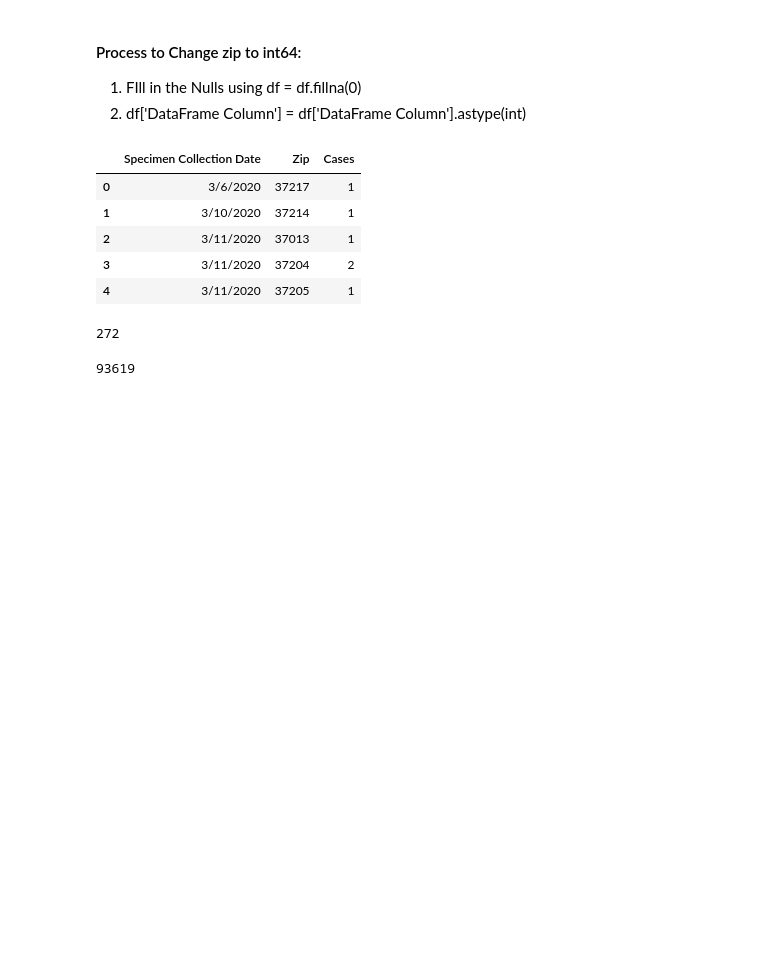
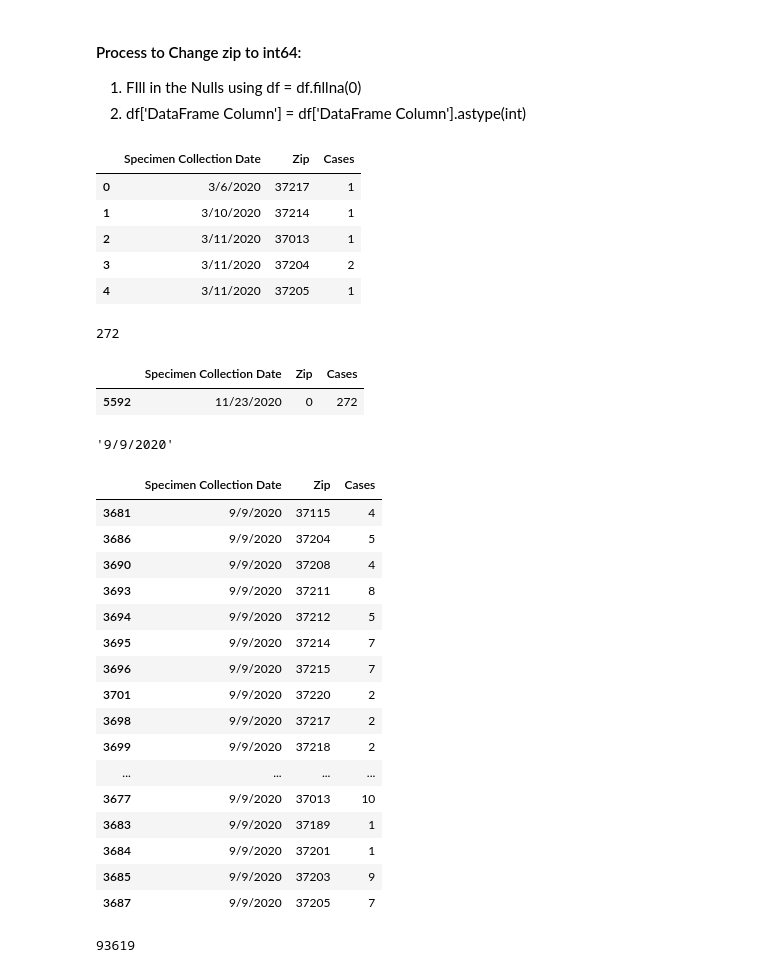
Before and after one commit to Chericehere/nash-covid-cases-vaccines-sky_cranes, a Jupyter notebook: notebooks/COVID_count_metro_nash.ipynb, the cells around one changed output. Cells and saved outputs as stored; diff of their text form; code cells hidden in the pictures; blank space fills up the shorter version.

```diff
--- a/notebooks/COVID_count_metro_nash.ipynb
+++ b/notebooks/COVID_count_metro_nash.ipynb
@@ -44,4 +50,36 @@ max(covid_count['Cases'])
 # %% [output]
 272
+# %%
+covid_count.loc[covid_count['Cases'] == 272]
+#row with the highest cases in a single zipcode....this zipcode was not entered into the dataset!! Also appears below.
+# %% [output]
+|  | Specimen Collection Date | Zip | Cases |
+| 5592 | 11/23/2020 | 0 | 272 |
+# %%
+max(covid_count['Specimen Collection Date'])
+#date with highest number of zipcodes represented in cases (date when covid was most widespread (or most people getting tested?)
+# %% [output]
+'9/9/2020'
+# %%
+covid_count.loc[covid_count['Specimen Collection Date'] == '9/9/2020']
+#date with the highest number of tests at a single zipcode.  This might be invalid because of the zipcode...
+# %% [output]
+|  | Specimen Collection Date | Zip | Cases |
+| 3681 | 9/9/2020 | 37115 | 4 |
+| 3686 | 9/9/2020 | 37204 | 5 |
+| 3690 | 9/9/2020 | 37208 | 4 |
+| 3693 | 9/9/2020 | 37211 | 8 |
+| 3694 | 9/9/2020 | 37212 | 5 |
+| 3695 | 9/9/2020 | 37214 | 7 |
+| 3696 | 9/9/2020 | 37215 | 7 |
+| 3701 | 9/9/2020 | 37220 | 2 |
+| 3698 | 9/9/2020 | 37217 | 2 |
+| 3699 | 9/9/2020 | 37218 | 2 |
+| ... | ... | ... | ... |
+| 3677 | 9/9/2020 | 37013 | 10 |
+| 3683 | 9/9/2020 | 37189 | 1 |
+| 3684 | 9/9/2020 | 37201 | 1 |
+| 3685 | 9/9/2020 | 37203 | 9 |
+| 3687 | 9/9/2020 | 37205 | 7 |
 # %%
 covid_count.Cases.sum()
```
Also changed, not shown: parts of 22 cells of this notebook, 7 other files.
